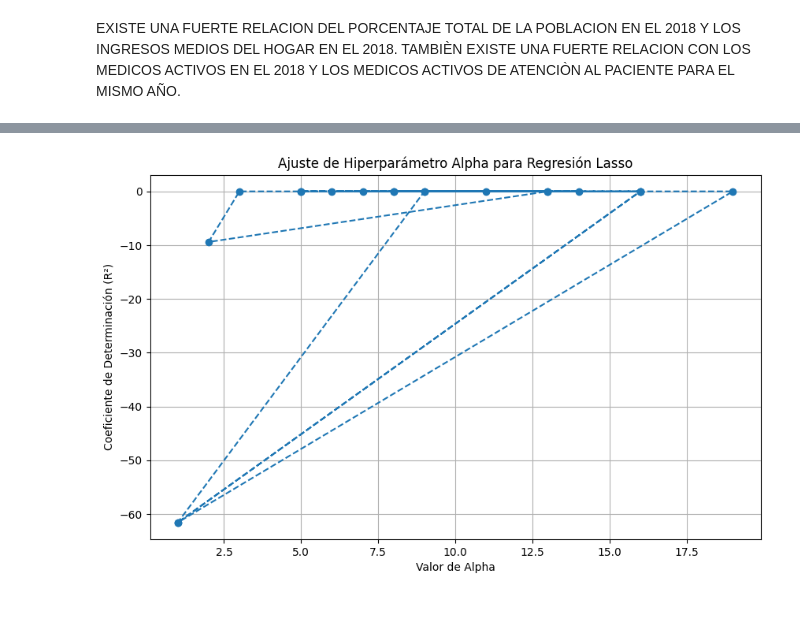
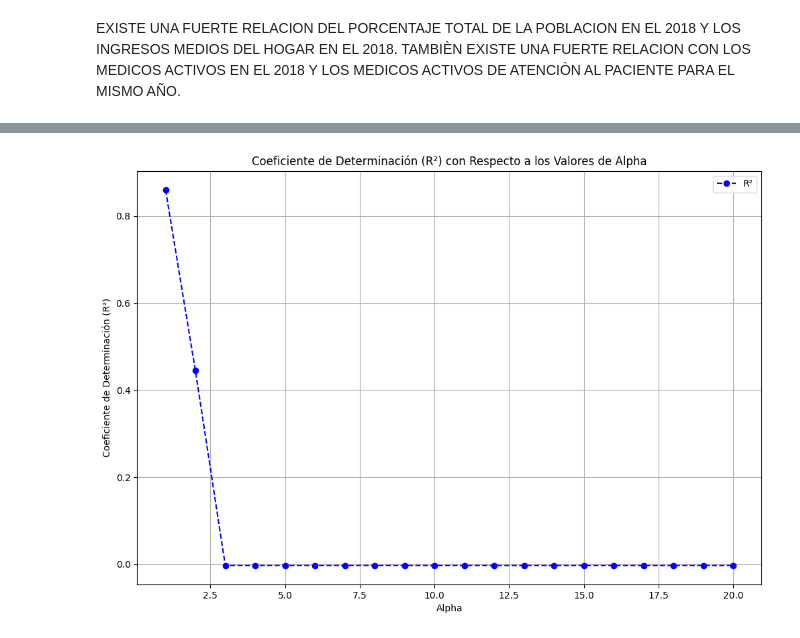
Before and after one commit to 4GeeksAcademy/Proyecto-regresion-lineal-regularizada-Jorge3127, a Jupyter notebook: src/explore.ipynb, the cells around one changed output, grey strips where cells are left out. Drawn from its saved outputs; the diff is of its cells as text; code cells hidden in the pictures; blank space fills up the shorter version.

Commit message:
FINALIZACION DEL EJERCICIO

```diff
--- a/src/explore.ipynb
+++ b/src/explore.ipynb
@@ -379,10 +469,11 @@ print(columnas_categoricas)
 Variables categóricas:
 []
 # %%
-# Con un valor de k = 10 decimos implícitamente que queremos eliminar 2 características del conjunto de datos
-selection_model = SelectKBest(score_func = f_classif, k = 10)
+print("--------------(14). SELECCIONAMOS LAS MEJORES CARACTERISTICAS DE TODO EL DATASET-------------\n")
+# Con un valor de k = 30
+selection_model = SelectKBest(score_func=f_classif, k = 30)
 
-# entreno la seleecion
+# entreno la selecciòn
 selection_model.fit(X_train_final, y_train)
 
 ix = selection_model.get_support()
@@ -413,21 +526,24 @@ Index(['anycondition_prevalence', 'anycondition_Lower 95% CI',
 # %%
-print("REGRESION LINEAL SIN PARAMETROS\n")
+print("-------------(16). REALIZAMOS EL MODELO DE REGRESION LINEAL SIN PARAMETROS---------------\n")
 # modelo
 reg_lin = LinearRegression()
 
 # entrenamiento
-reg_lin.fit(X_train_final, y_train)
+reg_lin.fit(X_train_sel, y_train)
 
 # predicción
-y_pred = reg_lin.predict(X_test_final)
+y_pred = reg_lin.predict(X_test_sel)
 y_pred
 
 # metricas
 mse_rl_sin_parametros = mean_squared_error(y_test, y_pred)
 rmse_rl_sin_parametros = np.sqrt(mse_rl_sin_parametros)
 r2_rl_sin_parametros = r2_score(y_test, y_pred)
+r2_rl_sin_parametros = r2_rl_sin_parametros * 100
+
+print("--------------(17). OBTENEMOS LAS METRICAS DEL MODELO SIN PARAMETROS------------\n")
 
 print("ERROR CUADRATICO MEDIO (MSE) ES: ", mse_rl_sin_parametros)
 print("ERROR CUADRATICO MEDIO DE LA RAIZ (RMSE) ES: ", rmse_rl_sin_parametros)
-print("COEFICIENTE DE DETERMINACION (R2) ES: ", (r2_rl_sin_parametros*100))
+print("COEFICIENTE DE DETERMINACION (R2) ES: ", (r2_rl_sin_parametros))
 # %% [output]
@@ -507,26 +610,44 @@ REGRESION LINEAL CON REGULARIZACION LASSO Y UN ALPHA ENTRE 1 Y 20
 # %%
-
-
-# Lista de valores aleatorios de alpha entre 1 y 20
-alphas = np.random.randint(1, 21, size=20)
-
-# Lista para almacenar los valores de R²
+print("---------------(19). REGRESION LINEAL CON ALPHA ENTRE 1 Y 20--------------------\n")
+# Lista para almacenar los resultados y los valores de R²
+results = []
 r2_values = []
 
-# Ajustar el modelo para cada valor de alpha y calcular R²
+# Bucle para variar alpha de 1 a 20
+alphas = range(1, 21)
+
 for alpha in alphas:
+    # Crear el modelo Lasso con el valor de alpha actual
     reg_lasso = Lasso(alpha=alpha, max_iter=8000)
-    reg_lasso.fit(X_train_final, y_train)
-    y_pred = reg_lasso.predict(X_test)
-    r2_l1_alphas = r2_score(y_test, y_pred)
-    r2_values.append(r2_l1_alphas)
 
-# Graficar los resultados
-plt.figure(figsize=(10, 6))
-plt.plot(alphas, r2_values, marker='o', linestyle='--')
-plt.title('Ajuste de Hiperparámetro Alpha para Regresión Lasso')
-plt.xlabel('Valor de Alpha')
+    # Entrenar el modelo
+    reg_lasso.fit(X_train_sel, y_train)
+
+    # Realizar predicciones
+    y_pred = reg_lasso.predict(X_test_sel)
+
+    # Calcular métricas
+    mse = mean_squared_error(y_test, y_pred)
+    rmse = np.sqrt(mse)
+    r2 = r2_score(y_test, y_pred)
+
+    # Almacenar los resultados
+    results.append({'Alpha': alpha, 'MSE': mse, 'RMSE': rmse, 'R²': r2})
+    r2_values.append(r2)
+
+# Crear un DataFrame con los resultados
+results_df = pd.DataFrame(results)
+
+# Mostrar la tabla de resultados
+print(results_df)
+
+# Graficar R² con respecto a los valores de alpha
+plt.figure(figsize=(12, 8))
+plt.plot(alphas, r2_values, marker='o', linestyle='--', color='b', label='R²')
+plt.title('Coeficiente de Determinación (R²) con Respecto a los Valores de Alpha')
+plt.xlabel('Alpha')
 plt.ylabel('Coeficiente de Determinación (R²)')
+plt.legend()
 plt.grid(True)
 plt.show()
 # %% [output]
@@ -533 +671 @@ plt.show()
-[figure, old version]
+[figure, new version]
```
Also changed, not shown: parts of 32 cells of this notebook.
